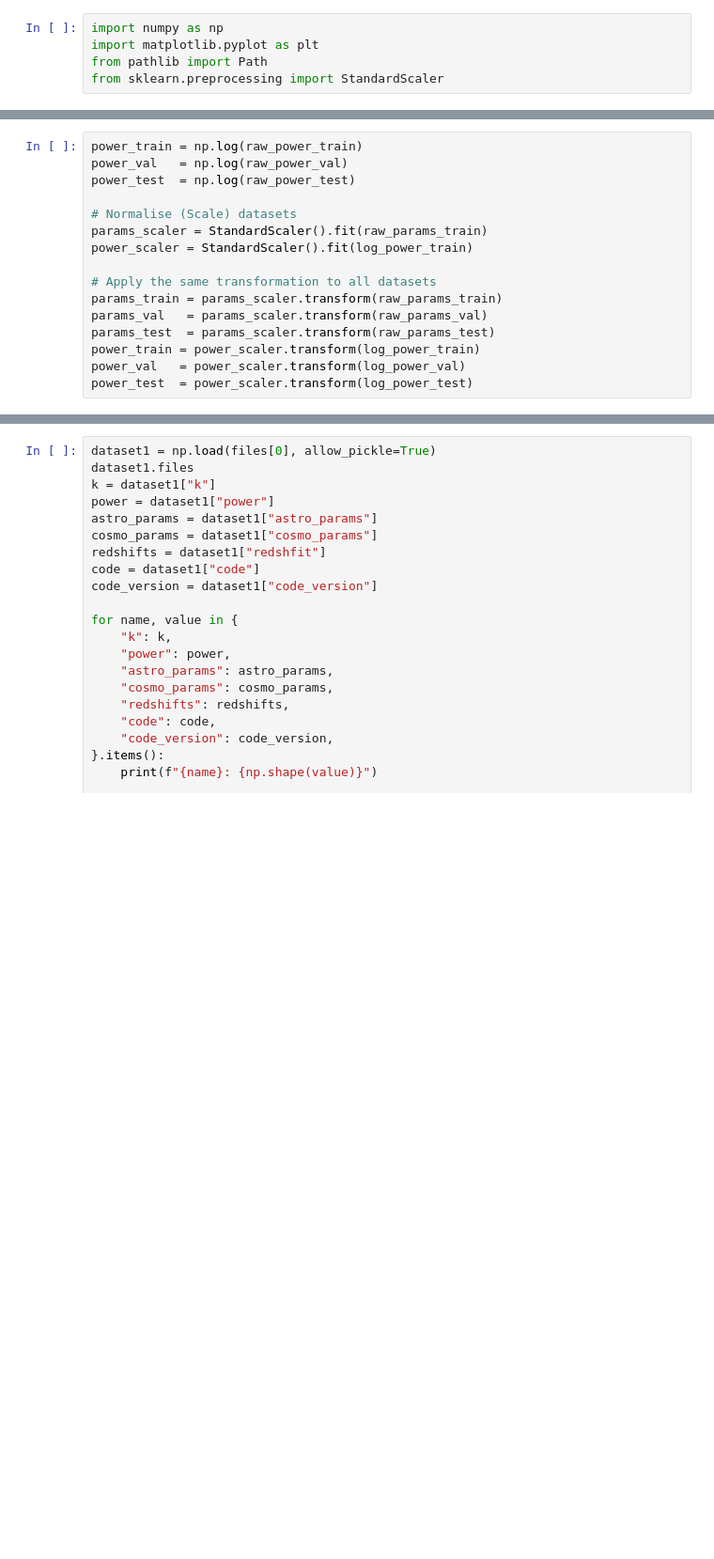
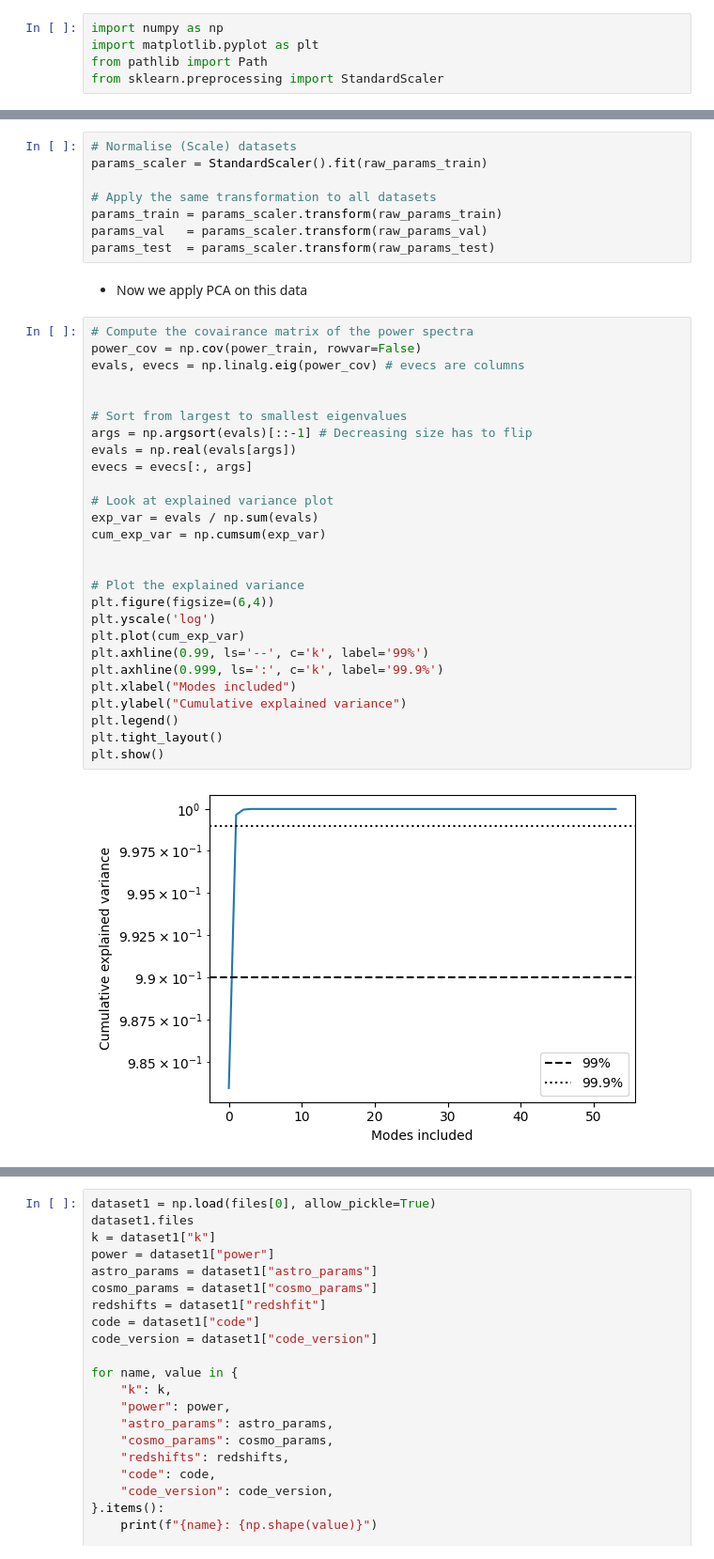
Before and after one commit to JoeyWee1/Machine-Learning-Enhanced-Inference-of-the-21-cm-Power-Spectrum-at-Cosmic-Dawn, a Jupyter notebook: ML_inference.ipynb, the cells around one changed output, grey strips where cells are left out. Shown at 94% size. Saved outputs shown, nothing was run; the diff lists cells and outputs as text; blank space fills up the shorter version.

```diff
--- a/ML_inference.ipynb
+++ b/ML_inference.ipynb
@@ -59,16 +69,39 @@ log_power_test  = np.log(raw_power_test)
 # %%
-power_train = np.log(raw_power_train)
-power_val   = np.log(raw_power_val)
-power_test  = np.log(raw_power_test)
-
 # Normalise (Scale) datasets
 params_scaler = StandardScaler().fit(raw_params_train)
-power_scaler = StandardScaler().fit(log_power_train)
 
 # Apply the same transformation to all datasets
 params_train = params_scaler.transform(raw_params_train)
 params_val   = params_scaler.transform(raw_params_val)
 params_test  = params_scaler.transform(raw_params_test)
-power_train = power_scaler.transform(log_power_train)
-power_val   = power_scaler.transform(log_power_val)
-power_test  = power_scaler.transform(log_power_test)
+# %% [markdown]
+- Now we apply PCA on this data
+# %%
+# Compute the covairance matrix of the power spectra
+power_cov = np.cov(power_train, rowvar=False)
+evals, evecs = np.linalg.eig(power_cov) # evecs are columns
+
+
+# Sort from largest to smallest eigenvalues
+args = np.argsort(evals)[::-1] # Decreasing size has to flip
+evals = np.real(evals[args])
+evecs = evecs[:, args]
+
+# Look at explained variance plot
+exp_var = evals / np.sum(evals)
+cum_exp_var = np.cumsum(exp_var)
+
+
+# Plot the explained variance
+plt.figure(figsize=(6,4))
+plt.yscale('log')
+plt.plot(cum_exp_var)
+plt.axhline(0.99, ls='--', c='k', label='99%')
+plt.axhline(0.999, ls=':', c='k', label='99.9%')
+plt.xlabel("Modes included")
+plt.ylabel("Cumulative explained variance")
+plt.legend()
+plt.tight_layout()
+plt.show()
+# %% [output]
+[figure, added]
```
Also changed, not shown: parts of 7 cells of this notebook.
